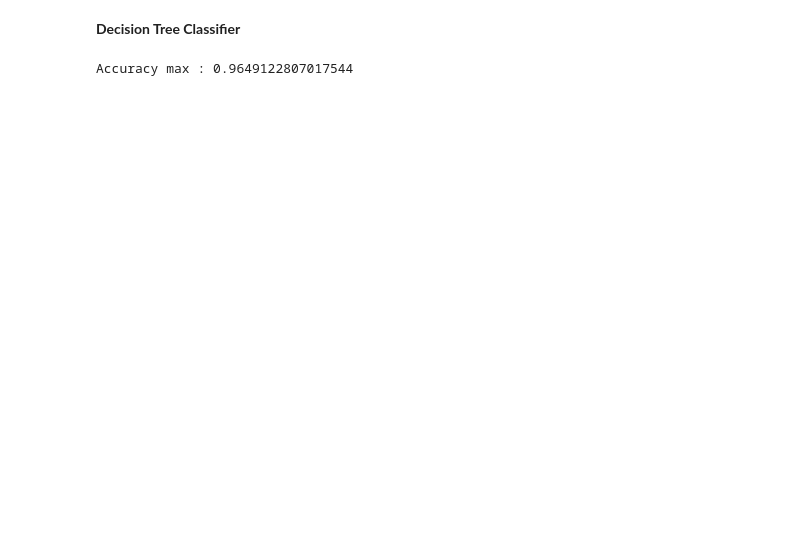
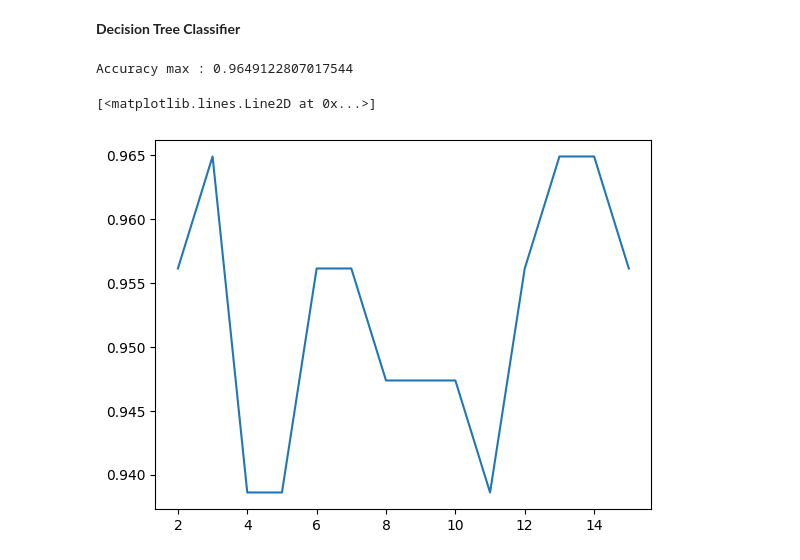
Before and after one commit to dhirajpant/Breast-Cancer-Prediction, a Jupyter notebook: breast-cancer-prediction.ipynb, the cells around one changed output. Cells and saved outputs as stored; diff of their text form; code cells hidden in the pictures; blank space fills up the shorter version.

```diff
--- a/breast-cancer-prediction.ipynb
+++ b/breast-cancer-prediction.ipynb
@@ -231,3 +240,8 @@ for i in range(2,20):
 print('Accuracy max :',max(accurac))
 # %% [output]
 Accuracy max : 0.9649122807017544
+# %%
+plt.plot(range(2,16),accurac)
+# %% [output]
+[<matplotlib.lines.Line2D at 0x...>]
+[figure, added]
```
Also changed, not shown: parts of 9 cells of this notebook.
